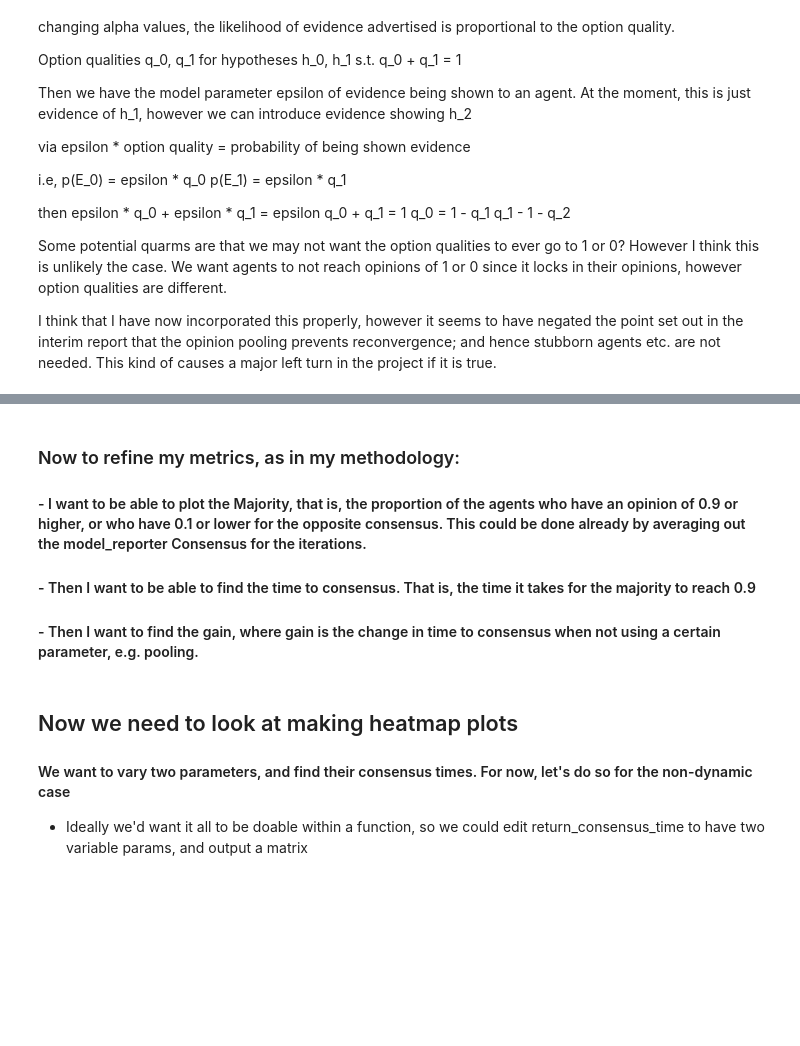
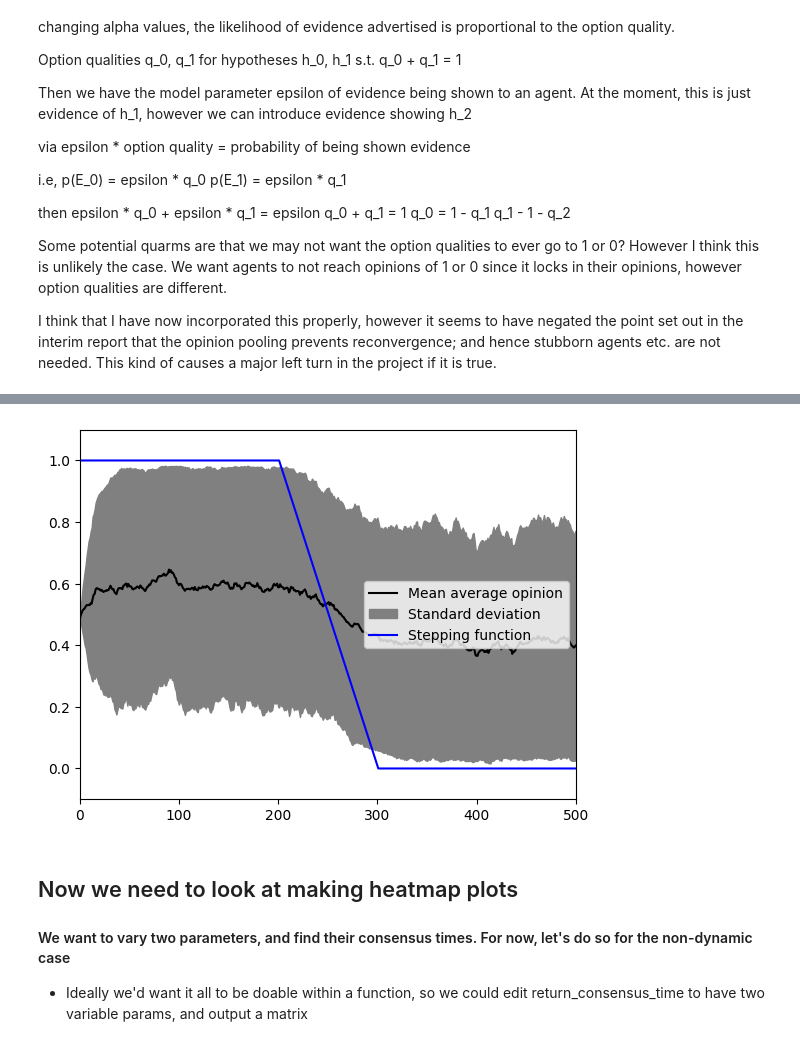
Before and after one commit to TheoLeVay1/Dynamic-Environments-in-Best-of-N, a Jupyter notebook: playground.ipynb, the cells around one changed output, grey strips where cells are left out. Drawn from its saved outputs; the diff is of its cells as text; code cells hidden in the pictures; blank space fills up the shorter version.

```diff
--- a/playground.ipynb
+++ b/playground.ipynb
@@ -366,8 +356,0 @@ Text(0, 0.5, 'Average opinion')
-# %% [markdown]
-### Now to refine my metrics, as in my methodology:
-
-#### - I want to be able to plot the Majority, that is, the proportion of the agents who have an opinion of 0.9 or higher, or who have 0.1 or lower for the opposite consensus. This could be done already by averaging out the model_reporter Consensus for the iterations.
-
-#### - Then I want to be able to find the time to consensus. That is, the time it takes for the majority to reach 0.9
-
-#### - Then I want to find the gain, where gain is the change in time to consensus when not using a certain parameter, e.g. pooling.
@@ -411,9 +357,9 @@ results_df2 = pd.DataFrame(results)
 # %%
-params = {"N": 100, "k": 3, "w": [0.5, 0.6, 0.7, 0.8], "alpha": 0.05, "epsilon" : 0.02,
-          "pooling" : False, "uniform" : False, "dynamics" : "none",
-          "measures" : "none", "s_proportion" : 0}
+params = {"N": 100, "k": 7, "w": 1, "alpha": 0.05, "epsilon" : 0.02,
+          "pooling" : True, "uniform" : False, "dynamics" : "time_dynamic",
+          "dynamic_point" : 300, "measures" : "none", "s_proportion" : 0}
 
-iterations = 5
+iterations = 4
 max_steps = 600
 
 results = mesa.batch_run(Model,parameters=params,number_processes=1,
@@ -421,18 +367,11 @@ results = mesa.batch_run(Model,parameters=params,number_processes=1,
                         iterations = iterations, max_steps=max_steps)
 
 results_df1 = pd.DataFrame(results)
-
-consensus_time = return_consensus_time(results_df, params, iterations, variable_parameter = "none")
-
-params = {"N": 100, "k": 3, "w": [0.5, 0.6, 0.7, 0.8], "alpha": 0.05, "epsilon" : 0.02,
-          "pooling" : True, "uniform" : False, "dynamics" : "none",
-          "measures" : "none", "s_proportion" : 0}
-
-results = mesa.batch_run(Model,parameters=params,number_processes=1,
-                         data_collection_period=1,display_progress=True,
-                        iterations = iterations, max_steps=max_steps)
-
-results_df2 = pd.DataFrame(results)
+# %%
+# return_consensus_time(results_df1,
+plot_average_opinion(results_df1, iterations, max_steps)
+# %% [output]
+[figure, added]
 # %% [markdown]
 ## Now we need to look at making heatmap plots
 #### We want to vary two parameters, and find their consensus times. For now, let's do so for the non-dynamic case
```
Also changed, not shown: parts of 12 cells of this notebook.
